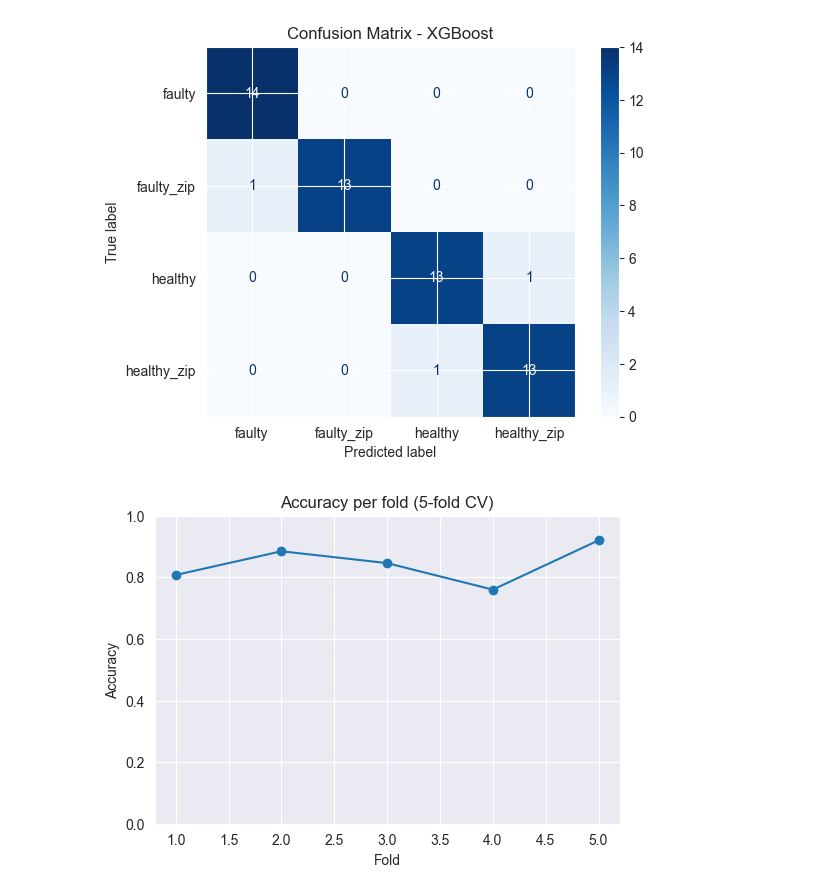
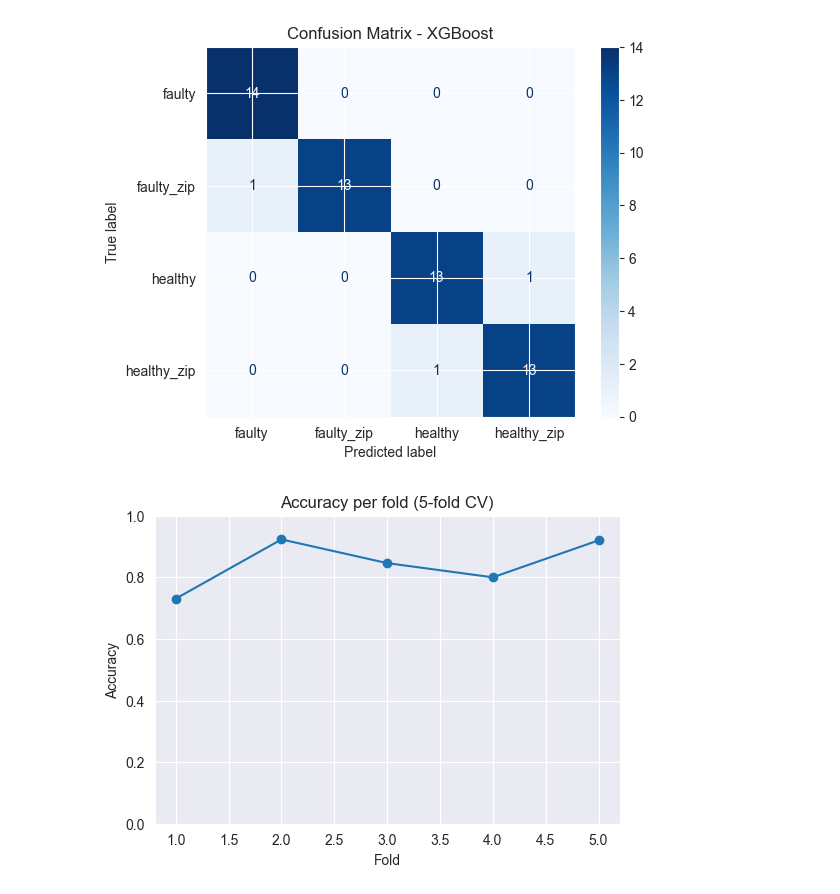
Before and after one commit to JakubTom1/Fault-detection-in-mechanical-devices, a Jupyter notebook: models_code/AnalysisModels/XGBoost.ipynb, the cells around one changed output. Cells and saved outputs as stored; diff of their text form; code cells hidden in the pictures.

```diff
--- a/models_code/AnalysisModels/XGBoost.ipynb
+++ b/models_code/AnalysisModels/XGBoost.ipynb
@@ -31,12 +33,12 @@ feature_cols = joblib.load(FEATURES_NAMES_DIR)
 le = LabelEncoder()
 # Prepare features and labels
 X_train = train_data[feature_cols]
-y_train = train_data['Fault_Condition']
+y_train_raw = train_data['Fault_Condition']
 X_test = test_data[feature_cols]
-y_test  = test_data['Fault_Condition']
+y_test_raw  = test_data['Fault_Condition']
 
-y_train_enc = le.fit_transform(y_train)
-y_test_enc = le.transform(y_test)
+y_train = le.fit_transform(y_train_raw)
+y_test = le.transform(y_test_raw)
 # Global dictionary for optimization results
 y_map = le.classes_
 results = {}
@@ -98,17 +187,0 @@ Search time: 15.02 s
-# %%
-best_model = XGBClassifier(
-    **study.best_params,
-    random_state=42,
-    n_jobs=-1
-)
-
-best_model.fit(X_train, y_train_enc)
-
-y_pred_enc = best_model.predict(X_test)
-
-# Odtwarzamy etykiety tekstowe
-y_pred = le.inverse_transform(y_pred_enc)
-
-print("\nTest Accuracy:", round(accuracy_score(y_test, y_pred), 4))
-print("\nClassification Report:")
-print(classification_report(y_test, y_pred))
@@ -137,17 +197,17 @@ plt.show()
 [figure]
 # %%
 cv = StratifiedKFold(n_splits=5, shuffle=True, random_state=42)
-model = XGBClassifier(**study.best_params, random_state=42, n_jobs=-1)
-fold_scores = cross_val_score(model, X_train, y_train_enc, cv=cv, scoring='accuracy')
+model = XGBClassifier(**final_study.best_params, random_state=42, n_jobs=-1)
+fold_scores = cross_val_score(model, X_train, y_train, cv=cv, scoring='accuracy')
 
 plt.figure(figsize=(6,4))
 plt.plot(range(1, 6), fold_scores, marker='o')
 plt.title("Accuracy per fold (5-fold CV)")
 plt.xlabel("Fold")
 plt.ylabel("Accuracy")
 plt.ylim(0, 1)
 plt.grid(True)
 plt.show()
 # %% [output]
-[figure, old version]
+[figure, new version]
 # %%
```
Also changed, not shown: parts of 10 cells of this notebook, 4 other files.
